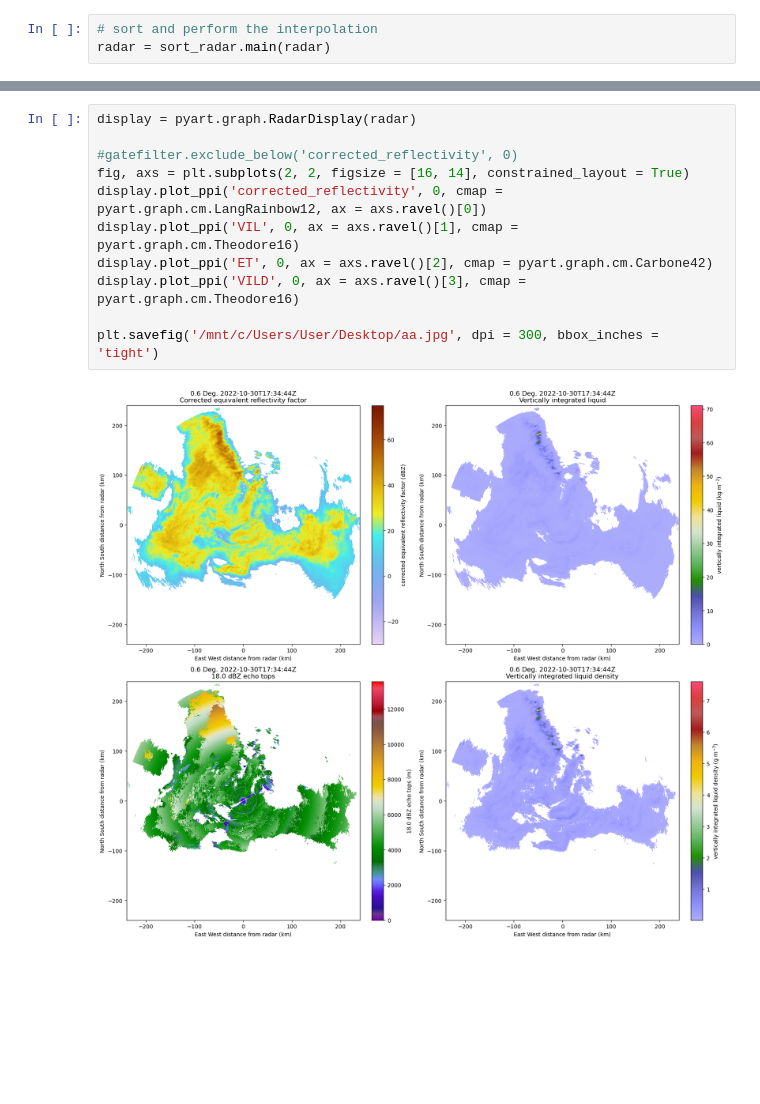
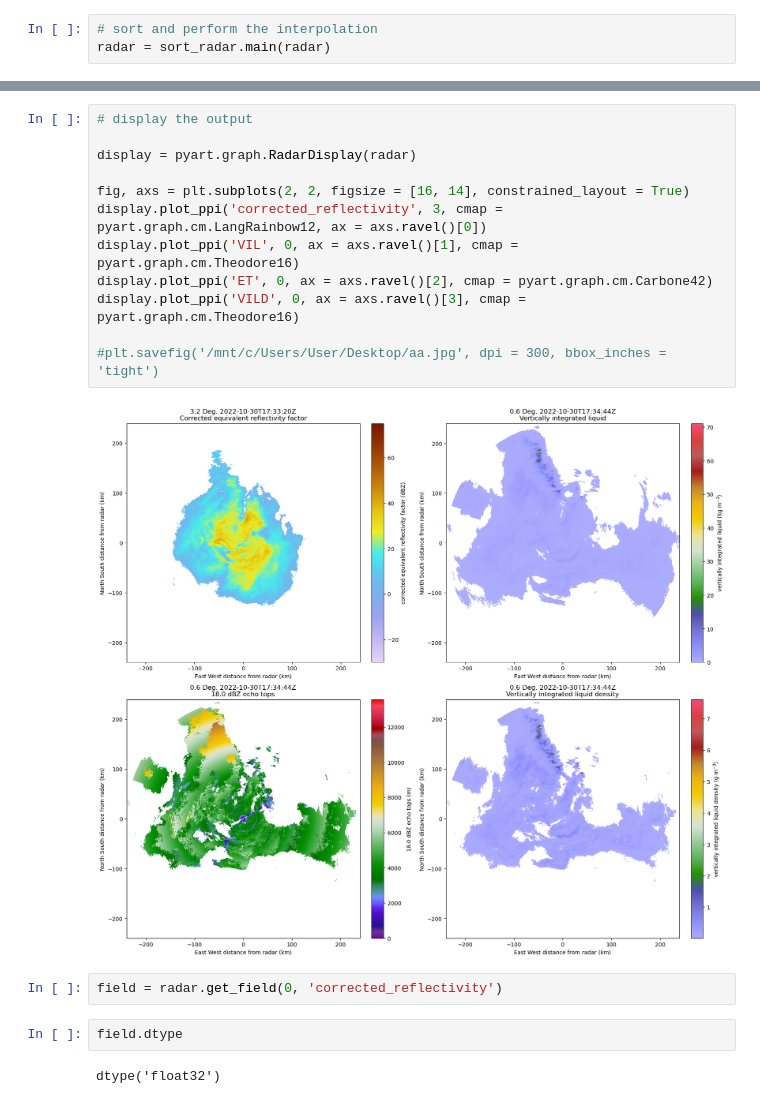
Before and after one commit to Soudaaa/single_pol_products, a Jupyter notebook: examples.ipynb, the cells around one changed output, grey strips where cells are left out. Cells and saved outputs as stored; diff of their text form; blank space fills up the shorter version.

```diff
--- a/examples.ipynb
+++ b/examples.ipynb
@@ -30,13 +39,20 @@ print("--- %s seconds ---" % (process_time() - start_time))
 # %%
+# display the output
+
 display = pyart.graph.RadarDisplay(radar)
 
-#gatefilter.exclude_below('corrected_reflectivity', 0)
 fig, axs = plt.subplots(2, 2, figsize = [16, 14], constrained_layout = True)
-display.plot_ppi('corrected_reflectivity', 0, cmap = pyart.graph.cm.LangRainbow12, ax = axs.ravel()[0])
+display.plot_ppi('corrected_reflectivity', 3, cmap = pyart.graph.cm.LangRainbow12, ax = axs.ravel()[0])
 display.plot_ppi('VIL', 0, ax = axs.ravel()[1], cmap = pyart.graph.cm.Theodore16)
 display.plot_ppi('ET', 0, ax = axs.ravel()[2], cmap = pyart.graph.cm.Carbone42)
 display.plot_ppi('VILD', 0, ax = axs.ravel()[3], cmap = pyart.graph.cm.Theodore16)
 
-plt.savefig('/mnt/c/Users/User/Desktop/aa.jpg', dpi = 300, bbox_inches = 'tight')
+#plt.savefig('/mnt/c/Users/User/Desktop/aa.jpg', dpi = 300, bbox_inches = 'tight')
 # %% [output]
-[figure, old version]
+[figure, new version]
+# %%
+field = radar.get_field(0, 'corrected_reflectivity')
+# %%
+field.dtype
+# %% [output]
+dtype('float32')
```
Also changed, not shown: parts of 2 cells of this notebook, 2 other files.
